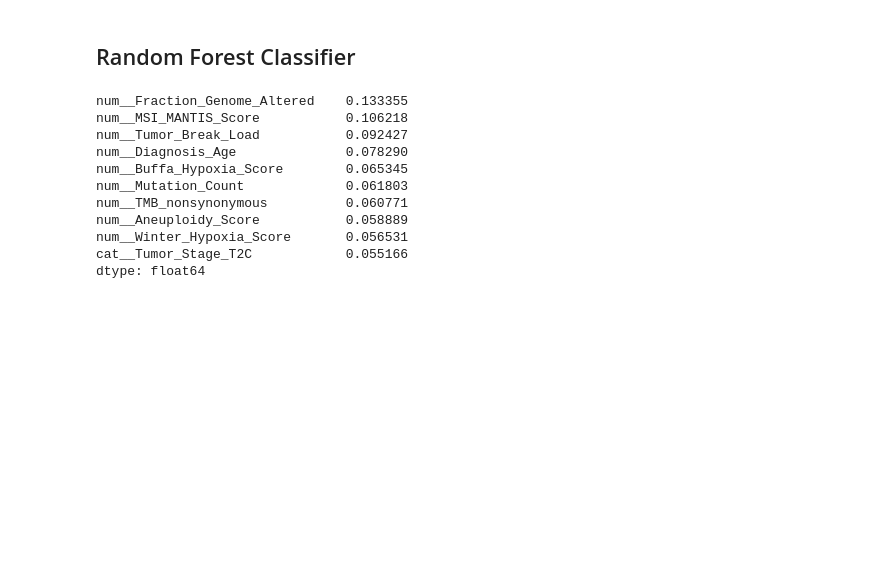
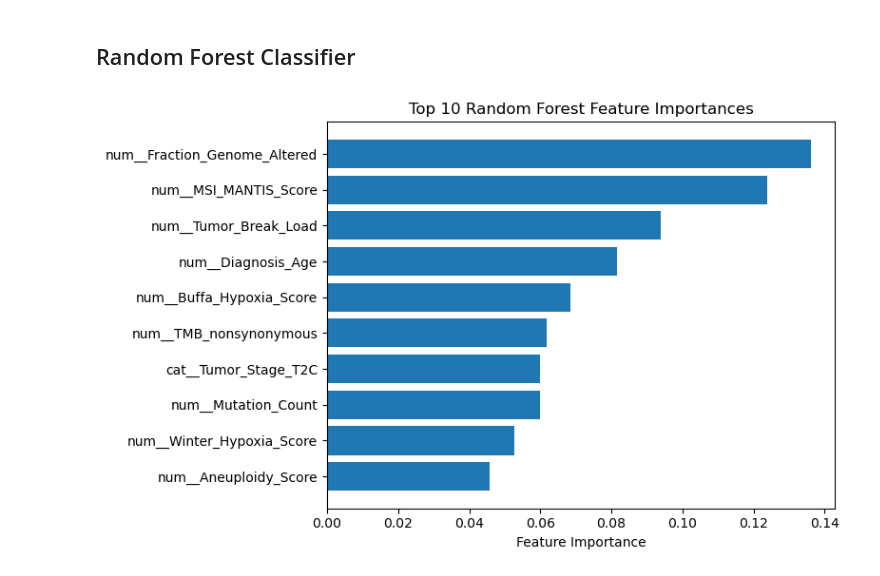
Before and after one commit to maddiemann/Math-4025-Project-Maddie-Mann, a Jupyter notebook: analysis.ipynb, the cells around one changed output. Cells and saved outputs as stored; diff of their text form; code cells hidden in the pictures; blank space fills up the shorter version.

```diff
--- a/classification.ipynb
+++ b/analysis.ipynb
@@ -259,41 +246,41 @@ The best ccp_alpha is 0.0001 and the metrics above are what it gives on the test
 # %% [markdown]
 ## Random Forest Classifier
 # %%
-from sklearn.ensemble import RandomForestClassifier
+
 rf_classifier = RandomForestClassifier(
     n_estimators=100,
     max_depth=6,
     class_weight='balanced',
-    random_state=42
+    random_state=4025
 )
 
 
 rf_pipeline = Pipeline([
     ('preprocessor', preprocessor),
     ('rf', rf_classifier)
 ])
 
 
 rf_pipeline.fit(X_train, y_train)
 
 
 importances = rf_pipeline.named_steps['rf'].feature_importances_
 feature_names = rf_pipeline.named_steps['preprocessor'].get_feature_names_out()
 
 rf_importance_df = pd.Series(importances, index=feature_names).sort_values(ascending=False)
-print(rf_importance_df.head(10))
+top_features = rf_importance_df.head(10)
+
+plt.figure(figsize=(8, 5))
+
+plt.barh(top_features.index[::-1], top_features.values[::-1])
+
+plt.xlabel("Feature Importance")
+plt.title("Top 10 Random Forest Feature Importances")
+
+plt.tight_layout()
+plt.show()
 # %% [output]
-num__Fraction_Genome_Altered    0.133355
-num__MSI_MANTIS_Score           0.106218
-num__Tumor_Break_Load           0.092427
-num__Diagnosis_Age              0.078290
-num__Buffa_Hypoxia_Score        0.065345
-num__Mutation_Count             0.061803
-num__TMB_nonsynonymous          0.060771
-num__Aneuploidy_Score           0.058889
-num__Winter_Hypoxia_Score       0.056531
-cat__Tumor_Stage_T2C            0.055166
-dtype: float64
+[figure, added]
 # %%
 y_pred_rf = rf_pipeline.predict(X_train)
 print(classification_report(y_train, y_pred_rf))
```
Also changed, not shown: parts of 23 cells of this notebook, 2 other files.
